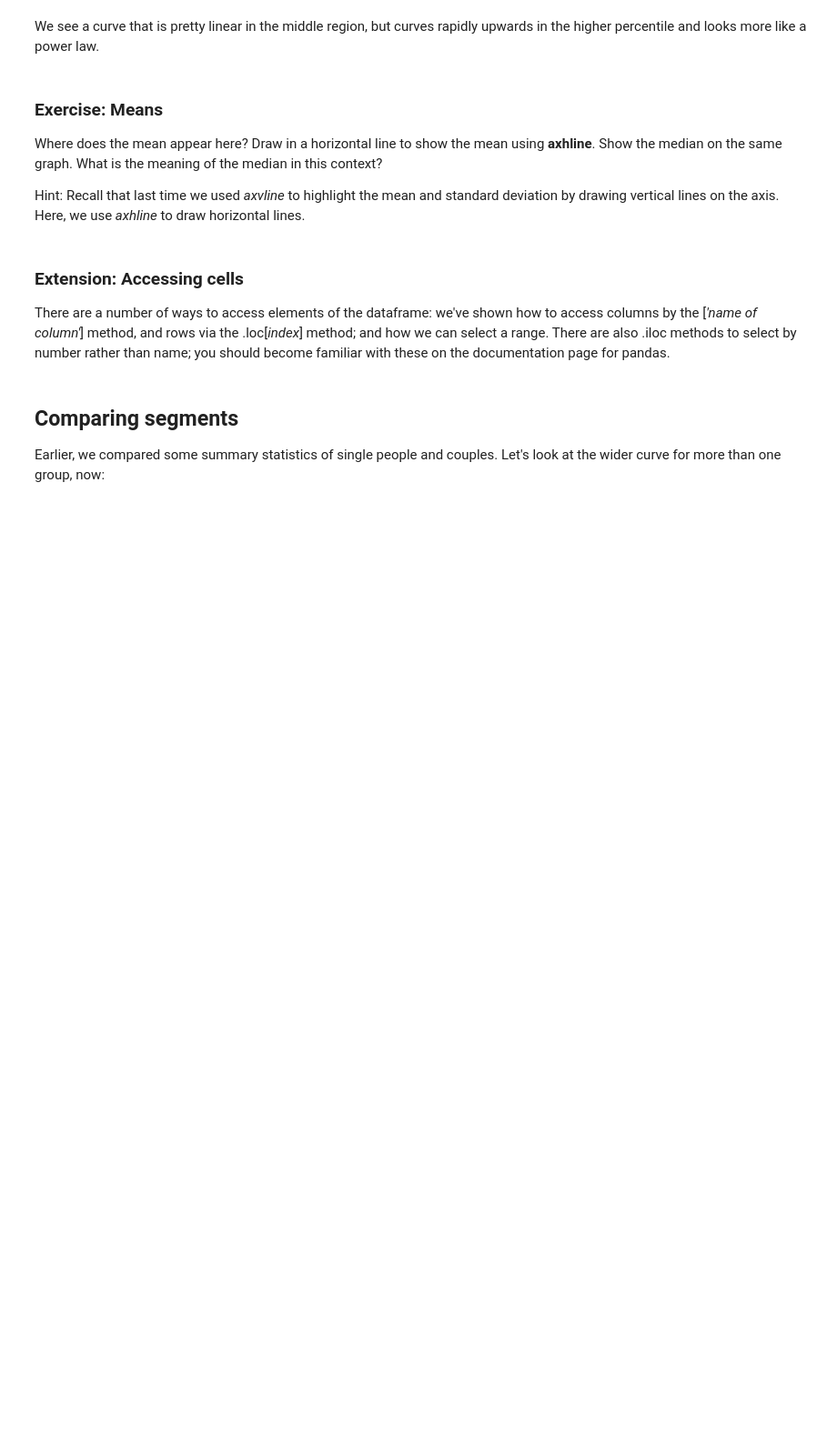
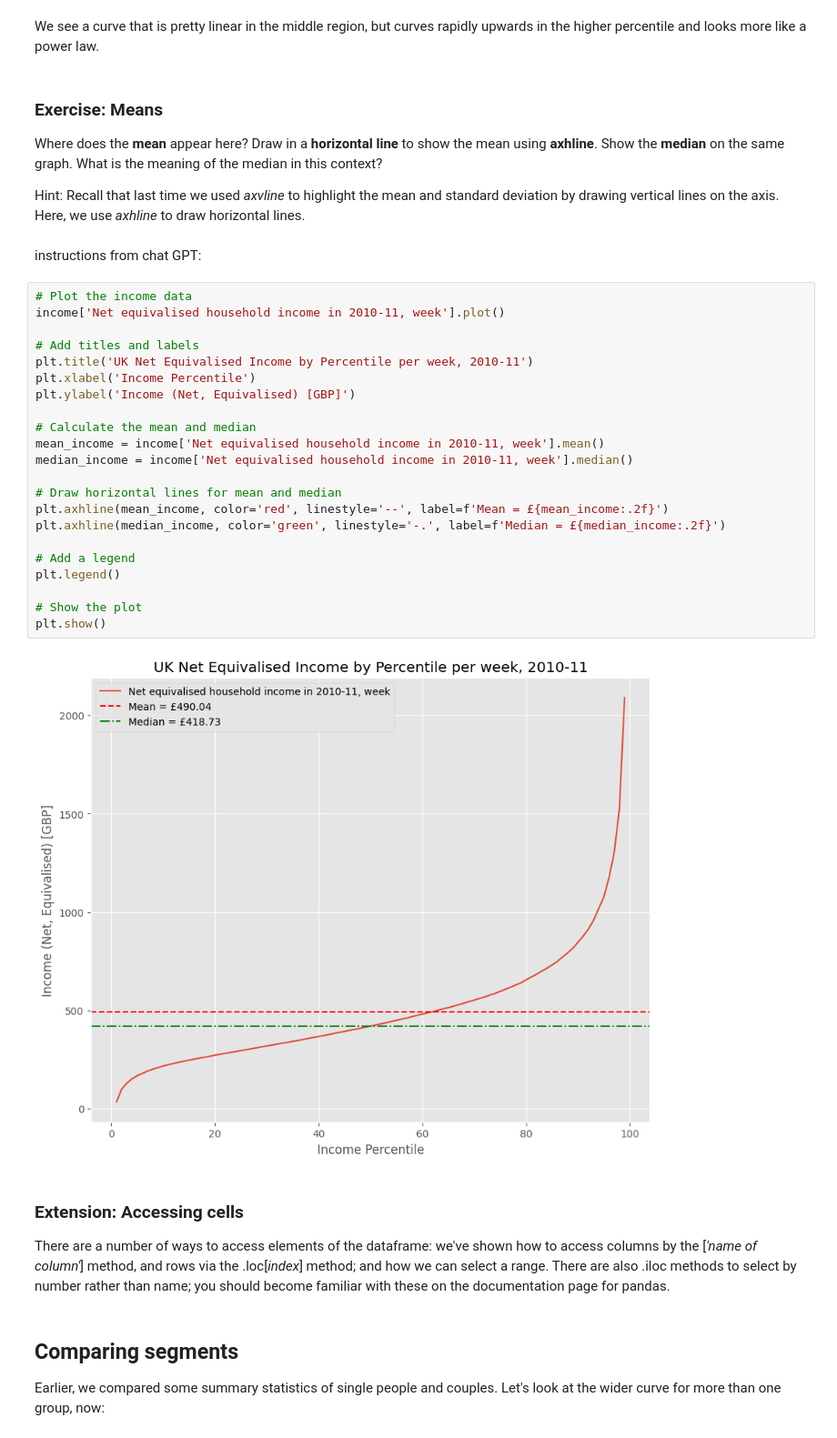
Before and after one commit to awenroberts/QM2, a Jupyter notebook: Copy_of_W2_Working_with_Data_in_Pandas.ipynb, the cells around one changed output. Shown at 91% size. Cells and saved outputs as stored; diff of their text form; blank space fills up the shorter version.

```diff
--- a/Copy_of_W2_Working_with_Data_in_Pandas.ipynb
+++ b/Copy_of_W2_Working_with_Data_in_Pandas.ipynb
@@ -208,9 +217,35 @@ We see a curve that is pretty linear in the middle region, but curves rapidly up
 # %% [markdown]
 ### Exercise: Means
 
-Where does the mean appear here? Draw in a horizontal line to show the mean using **axhline**. Show the median on the same graph. What is the meaning of the median in this context?
+Where does the **mean** appear here? Draw in a **horizontal line** to show the mean using **axhline**. Show the **median** on the same graph. What is the meaning of the median in this context?
 
 Hint: Recall that last time we used *axvline* to highlight the mean and standard deviation by drawing vertical lines on the axis. Here, we use *axhline* to draw horizontal lines.
+# %% [markdown]
+instructions from chat GPT:
+# %%
+# Plot the income data
+income['Net equivalised household income in 2010-11, week'].plot()
+
+# Add titles and labels
+plt.title('UK Net Equivalised Income by Percentile per week, 2010-11')
+plt.xlabel('Income Percentile')
+plt.ylabel('Income (Net, Equivalised) [GBP]')
+
+# Calculate the mean and median
+mean_income = income['Net equivalised household income in 2010-11, week'].mean()
+median_income = income['Net equivalised household income in 2010-11, week'].median()
+
+# Draw horizontal lines for mean and median
+plt.axhline(mean_income, color='red', linestyle='--', label=f'Mean = £{mean_income:.2f}')
+plt.axhline(median_income, color='green', linestyle='-.', label=f'Median = £{median_income:.2f}')
+
+# Add a legend
+plt.legend()
+
+# Show the plot
+plt.show()
+# %% [output]
+[figure, added]
 # %% [markdown]
 ### Extension: Accessing cells
 
```
Also changed, not shown: parts of 14 cells of this notebook.
